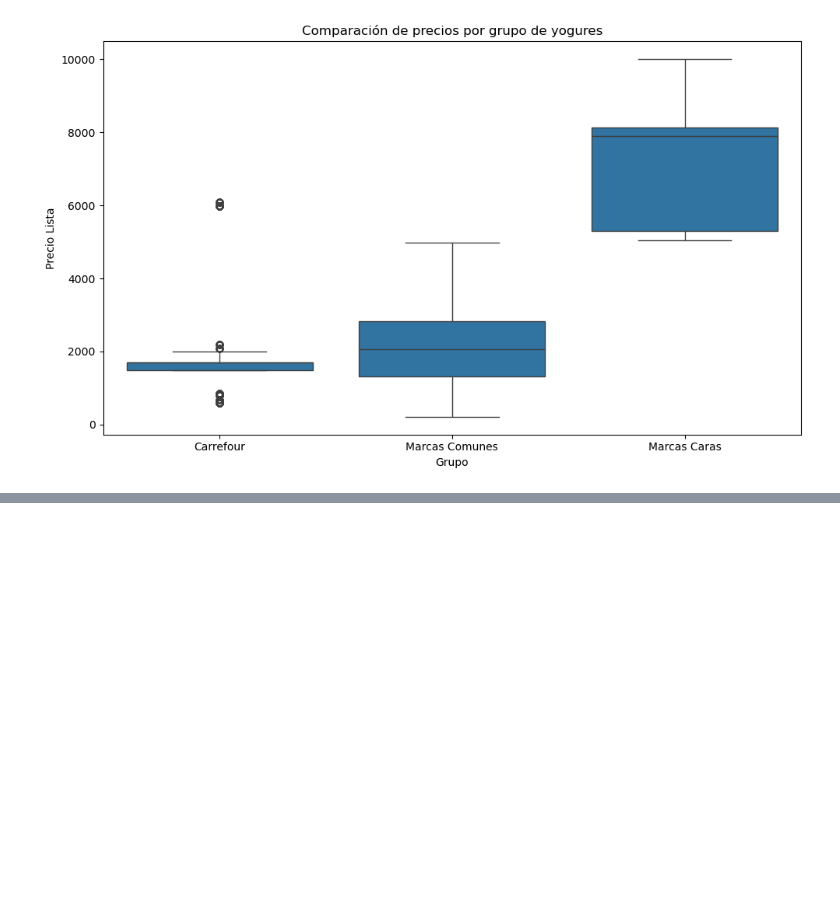
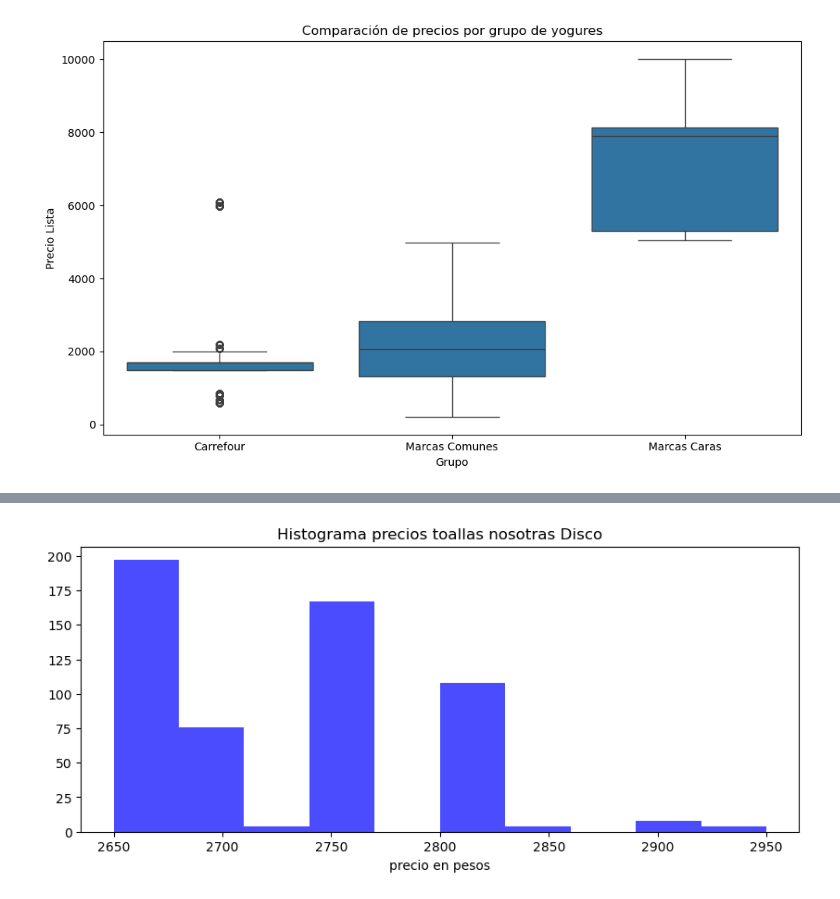
Before and after one commit to MMarck/AdD_proyecto, a Jupyter notebook: proyecto.ipynb, the cells around one changed output, grey strips where cells are left out. Saved outputs shown, nothing was run; the diff lists cells and outputs as text; code cells hidden in the pictures; blank space fills up the shorter version.

```diff
--- a/proyecto.ipynb
+++ b/proyecto.ipynb
@@ -732,0 +866,12 @@ plt.show()
+# %%
+precios_toallas_nosotras_disco = p4_disco_df[p4_disco_df['id_producto'] == 7790770601899.0]
+
+fig, ax = plt.subplots(figsize=(10, 4))
+
+ax.hist(precios_toallas_nosotras_disco['productos_precio_lista'], color='blue', alpha=0.7)
+
+ax.set_title('Histograma precios toallas nosotras Disco')
+ax.set_xlabel('precio en pesos')
+plt.show()
+# %% [output]
+[figure, added]
```
Also changed, not shown: parts of 8 cells of this notebook, 1 other file.
